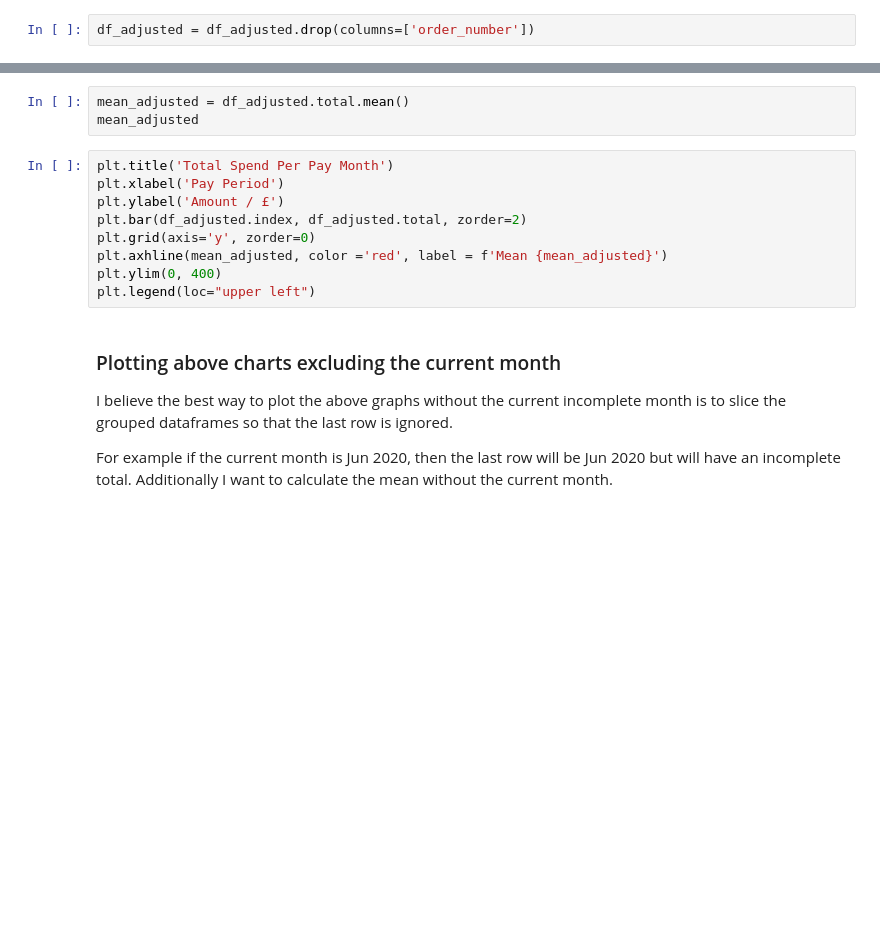
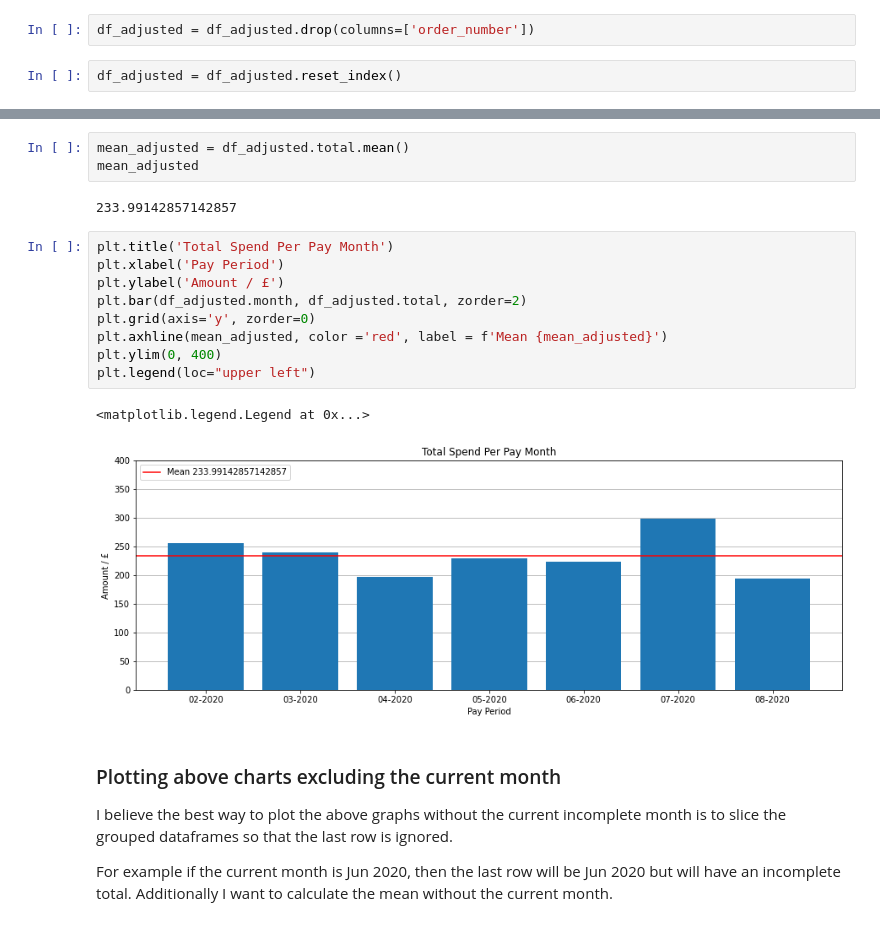
Before and after one commit to Richard-D-Todd/Groceries-Analysis, a Jupyter notebook: Analysis of Groceries Data.ipynb, the cells around one changed output, grey strips where cells are left out. Drawn from its saved outputs; the diff is of its cells as text; blank space fills up the shorter version.

```diff
--- a/Analysis of Groceries Data.ipynb
+++ b/Analysis of Groceries Data.ipynb
@@ -152,4 +240,6 @@ df_adjusted = df_merged.groupby('month').sum()
 # %%
 df_adjusted = df_adjusted.drop(columns=['order_number'])
+# %%
+df_adjusted = df_adjusted.reset_index()
 # %%
 df_adjusted.head()
@@ -156,15 +253,20 @@ df_adjusted.head()
 # %%
 mean_adjusted = df_adjusted.total.mean()
 mean_adjusted
+# %% [output]
+233.99142857142857
 # %%
 plt.title('Total Spend Per Pay Month')
 plt.xlabel('Pay Period')
 plt.ylabel('Amount / £')
-plt.bar(df_adjusted.index, df_adjusted.total, zorder=2)
+plt.bar(df_adjusted.month, df_adjusted.total, zorder=2)
 plt.grid(axis='y', zorder=0)
 plt.axhline(mean_adjusted, color ='red', label = f'Mean {mean_adjusted}')
 plt.ylim(0, 400)
 plt.legend(loc="upper left")
+# %% [output]
+<matplotlib.legend.Legend at 0x...>
+[figure, added]
 # %% [markdown]
 ### Plotting above charts excluding the current month
 
```
Also changed, not shown: parts of 46 cells of this notebook, 13 other files.
